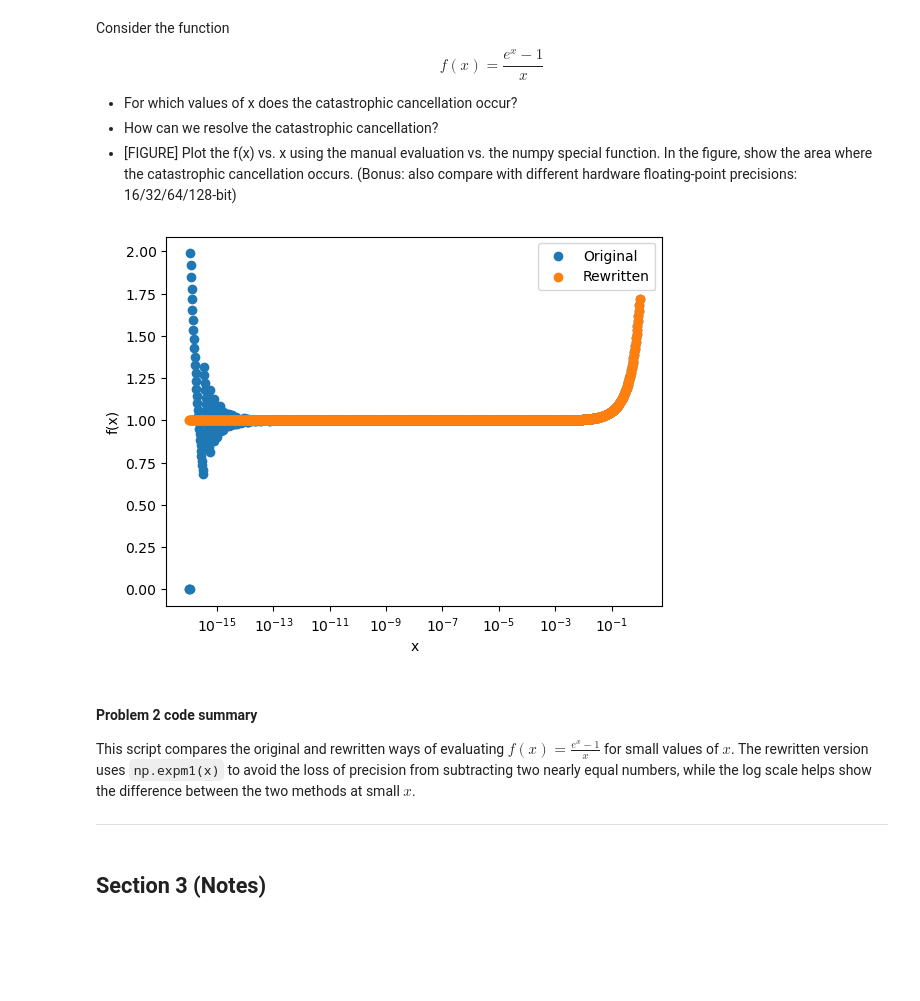
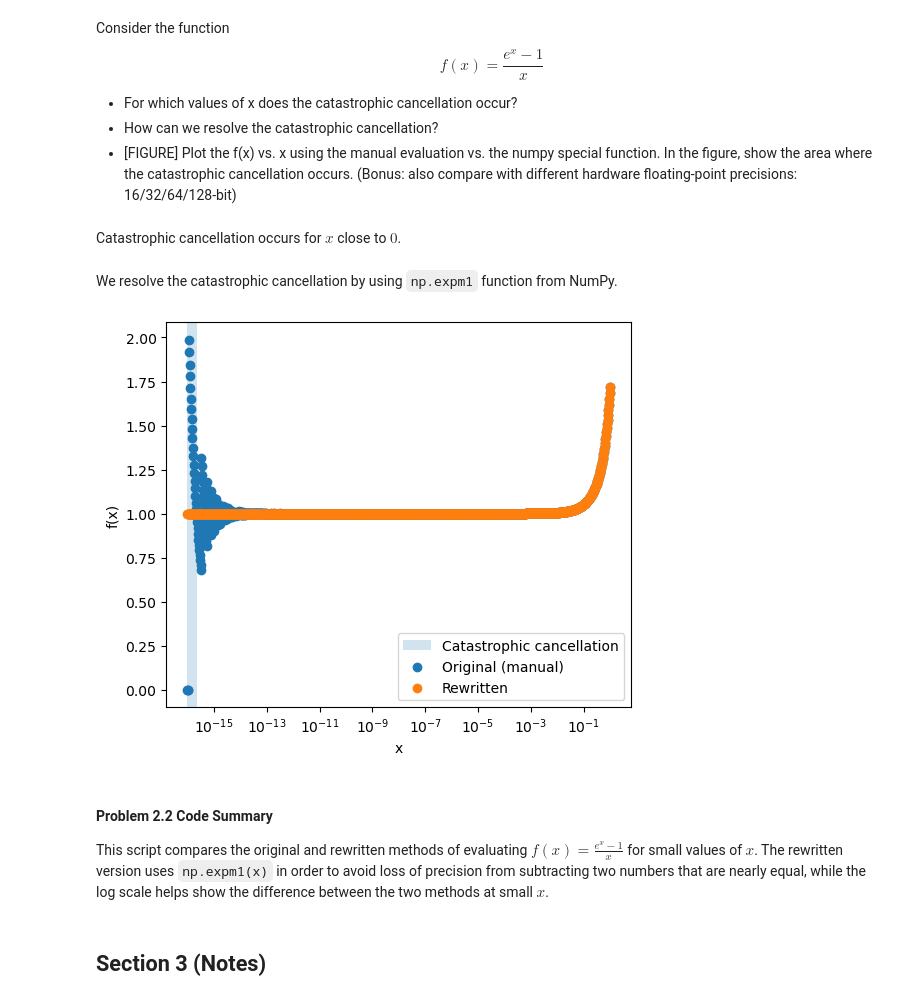
Before and after one commit to LorenzoJoquino/AP155_TX1_1sAY2627, a Jupyter notebook: ChinoFolder/2SubtractiveCancellation_Castaneda.ipynb, the cells around one changed output. Cells and saved outputs as stored; diff of their text form; code cells hidden in the pictures; blank space fills up the shorter version.

```diff
--- a/ChinoFolder/2SubtractiveCancellation_Castaneda.ipynb
+++ b/ChinoFolder/2SubtractiveCancellation_Castaneda.ipynb
@@ -154,39 +163,45 @@ $$ f(x) = \frac{e^x - 1}{x}$$
 - For which values of x does the catastrophic cancellation occur?
 - How can we resolve the catastrophic cancellation?
 - [FIGURE] Plot the f(x) vs. x using the manual evaluation vs. the numpy special function. In the figure, show the area where the catastrophic cancellation occurs. (Bonus: also compare with different hardware floating-point precisions: 16/32/64/128-bit)
+# %% [markdown]
+Catastrophic cancellation occurs for $x$ close to $0$.
+# %% [markdown]
+We resolve the catastrophic cancellation by using `np.expm1` function from NumPy.
 # %%
-import numpy as np
-import matplotlib.pyplot as plt
-
+# Let's use logspace again
 x = np.logspace(-16, 0, 1000)
 
-# Original function
+# Original function f_orig
 def f_orig(x):
     return (np.exp(x) - 1) / x
 
-# Rewritten function
+# Rewritten function f_rewritten
 def f_rewritten(x):
     return np.expm1(x) / x
 
-plt.scatter(x, f_orig(x), label="Original")
+# Plotting
+
+plt.figure(figsize=(6, 5))
+
+# show the area where catastrophic cancellation occurs
+plt.axvspan(1e-16, 2.22e-16, alpha=0.2, label="Catastrophic cancellation")
+
+plt.scatter(x, f_orig(x), label="Original (manual)")
 plt.scatter(x, f_rewritten(x), label="Rewritten")
-
-plt.savefig('problem_2.2.png', dpi=300, bbox_inches='tight')
-
 plt.xscale("log")
 plt.xlabel("x")
 plt.ylabel("f(x)")
 plt.legend()
+
+plt.savefig('problem_2.2.png', dpi=300, bbox_inches='tight')
+
 plt.show()
 # %% [output]
-[figure, old version]
+[figure, new version]
 # %% [markdown]
-#### Problem 2 code summary
+#### Problem 2.2 Code Summary
 
-This script compares the original and rewritten ways of evaluating $f(x) = \frac{e^x - 1}{x}$ for small values of $x$. The rewritten version uses `np.expm1(x)` to avoid the loss of precision from subtracting two nearly equal numbers, while the log scale helps show the difference between the two methods at small $x$.
-
-
----
+This script compares the original and rewritten methods of evaluating $f(x) = \frac{e^x - 1}{x}$ for small values of $x$. The rewritten version uses `np.expm1(x)` in order to avoid loss of precision from subtracting two numbers that are nearly equal, while the log scale helps show the difference between the two methods at small $x$.
 # %% [markdown]
 ## Section 3 (Notes)
 # %% [markdown]
```
Also changed, not shown: parts of 15 cells of this notebook, 2 other files.
